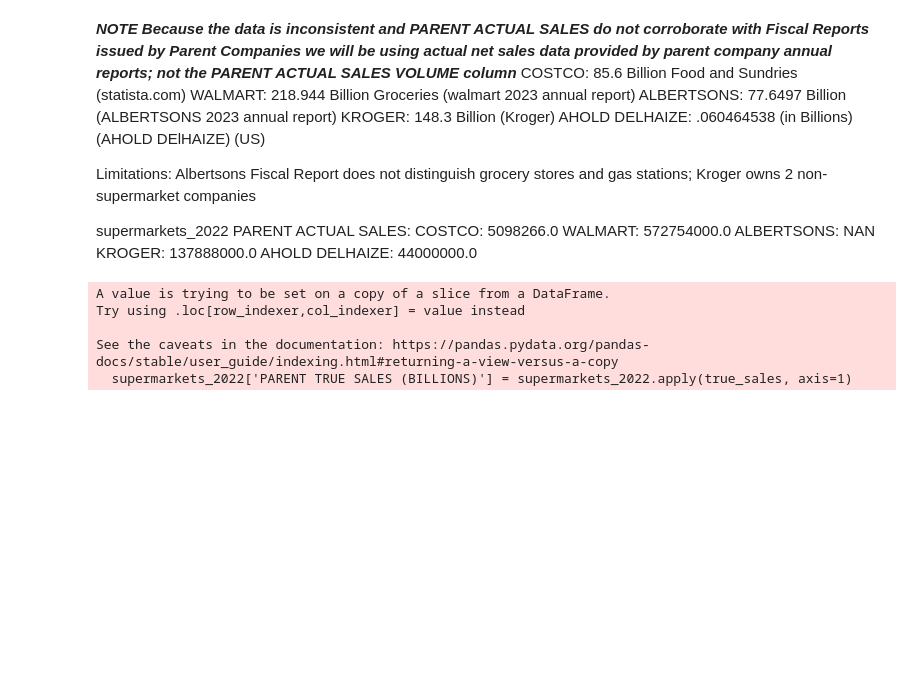
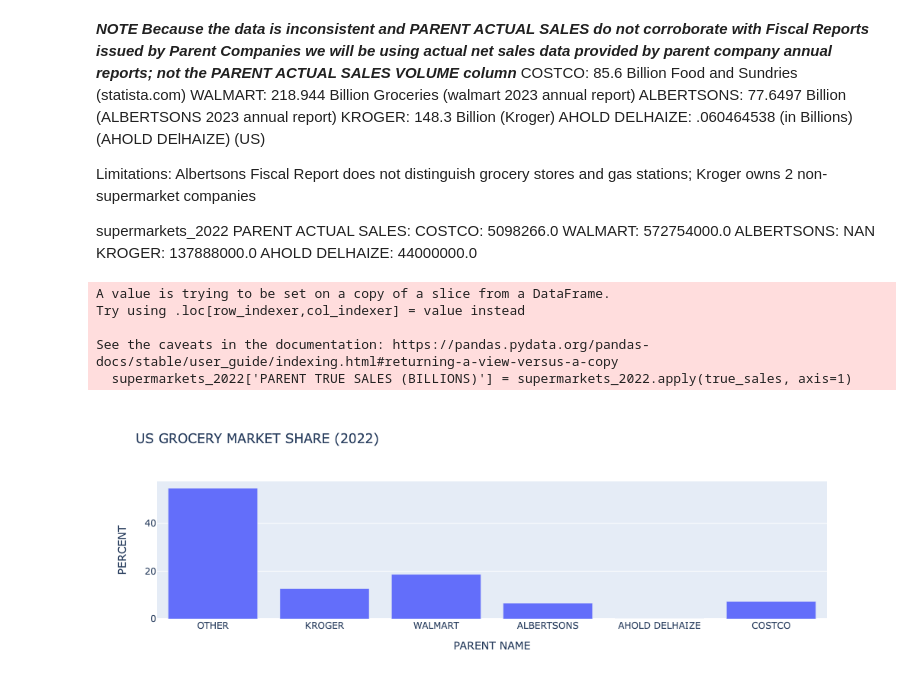
Before and after one commit to uchicago-dsi/rafi-grocery, a Jupyter notebook: notebooks/SEBASTIAN-CLEANED-EDA.ipynb, the cells around one changed output. Cells and saved outputs as stored; diff of their text form; code cells hidden in the pictures; blank space fills up the shorter version.

Commit message:
plottted market share

```diff
--- a/notebooks/SEBASTIAN-CLEANED-EDA.ipynb
+++ b/notebooks/SEBASTIAN-CLEANED-EDA.ipynb
@@ -396,3 +396,14 @@ Try using .loc[row_indexer,col_indexer] = value instead
 
 See the caveats in the documentation: https://pandas.pydata.org/pandas-docs/stable/user_guide/indexing.html#returning-a-view-versus-a-copy
   supermarkets_2022['PARENT TRUE SALES (BILLIONS)'] = supermarkets_2022.apply(true_sales, axis=1)
+# %%
+### Market Share = (Bussines Rev/Total Industry Rev) x 100
+market_share = supermarkets_2022.iloc[:,[-2,-1]]
+market_share = market_share.drop_duplicates().reset_index().drop(columns="index").rename(columns={"PARENT TRUE SALES (BILLIONS)":"SALES (BILLIONS)"})
+market_share["PERCENT"] = (market_share["SALES (BILLIONS)"] / market_share["SALES (BILLIONS)"].sum()) * 100
+market_share
+
+fig = px.bar(market_share, x='PARENT NAME', y='PERCENT',title="US GROCERY MARKET SHARE (2022)")
+fig.show()
+# %% [output]
+[figure, added]
```
